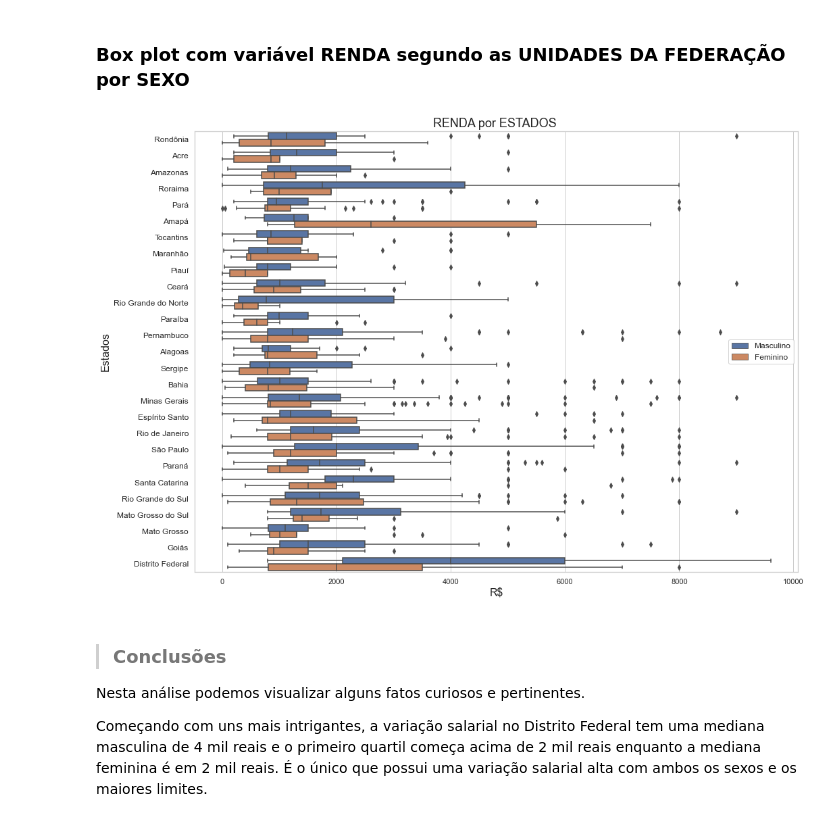
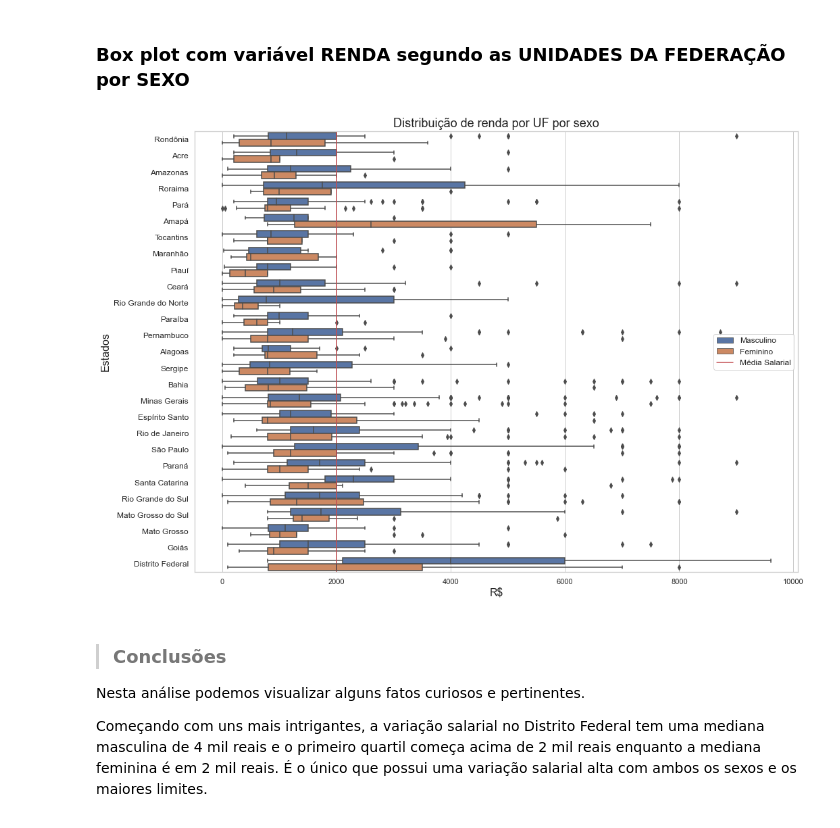
Before and after one commit to ziggy-data/Estatistica_IBGE, a Jupyter notebook: Trababalho_faculdade.ipynb, the cells around one changed output. Drawn from its saved outputs; the diff is of its cells as text; code cells hidden in the pictures.

```diff
--- a/Trababalho_faculdade.ipynb
+++ b/Trababalho_faculdade.ipynb
@@ -748,17 +762,19 @@ renda_estatistica_uf.rename(index = uf)
 # %%
 box = sns.boxplot(data = dados.query("Renda < 10000 and Idade == 50"),x='Renda', y='UF', hue='Sexo', orient='h')
 box.set_xlabel('R$', fontsize=16)
 box.set_ylabel('Estados', fontsize=16)
-box.set_title('RENDA por ESTADOS ', fontsize=18)
+box.set_title('Distribuição de renda por UF por sexo', fontsize=18)
+
+plt.axvline(dados.Renda.mean(), color='r', label = 'Media brasileira')
 
 box.set_yticklabels([key for key in uf.values()],fontsize=12)
 handles, _ = box.get_legend_handles_labels()
-box.legend(handles,['Masculino','Feminino'], fontsize=12)
+box.legend(handles,['Masculino','Feminino', 'Média Salarial'], fontsize=12)
 
 box.figure.set_size_inches(16,12)
 plt.show()
 # %% [output]
-[figure, old version]
+[figure, new version]
 # %% [markdown]
 > ### Conclusões
 
```
Also changed, not shown: parts of 10 cells of this notebook, 1 other file.
